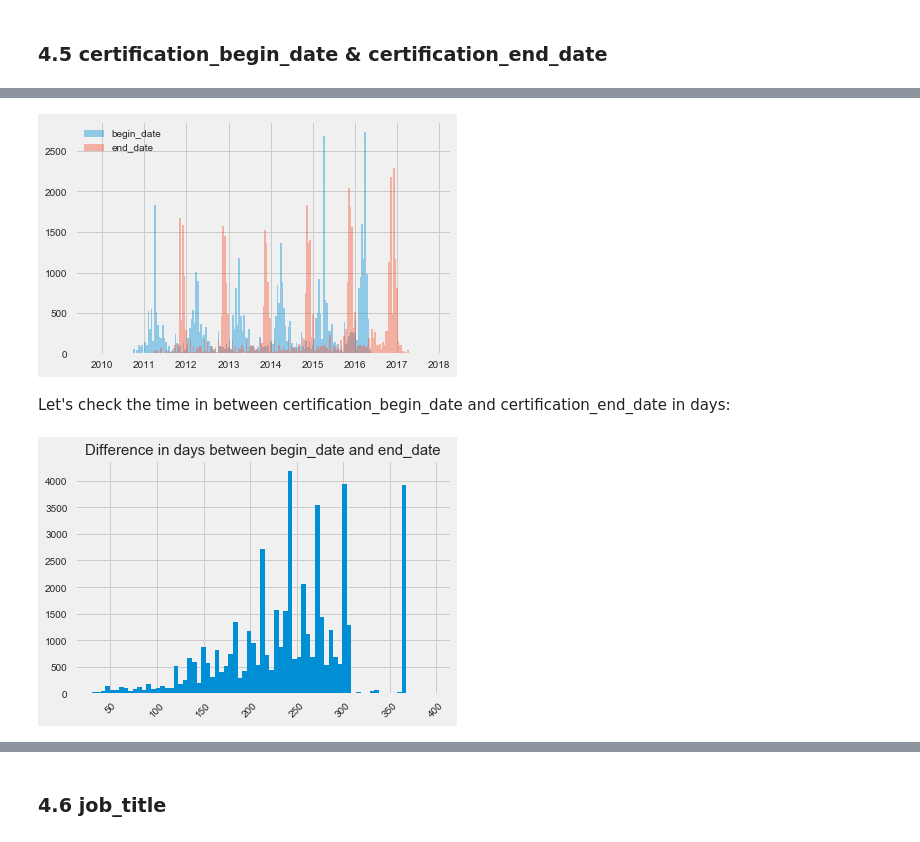
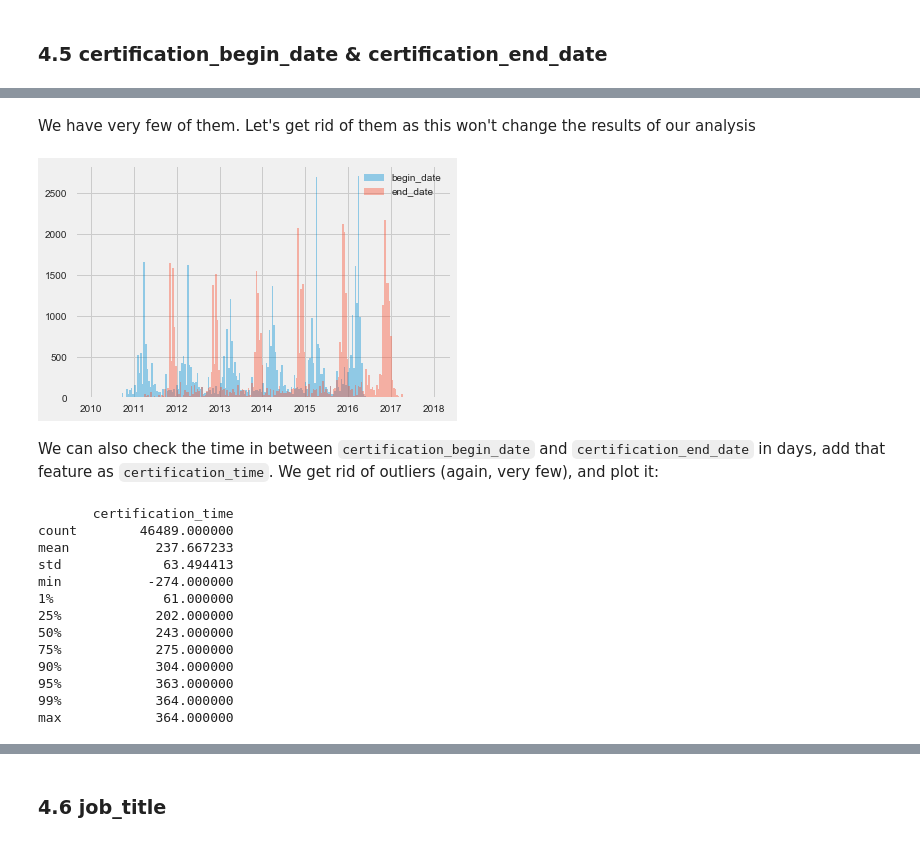
Before and after one commit to nachocarracedo/portfolio, a Jupyter notebook: H2_Visas/h2_visas_analysis.ipynb, the cells around one changed output, grey strips where cells are left out. Saved outputs shown, nothing was run; the diff lists cells and outputs as text; code cells hidden in the pictures.

Commit message:
visas

```diff
--- a/H2_Visas/h2_visas_analysis.ipynb
+++ b/H2_Visas/h2_visas_analysis.ipynb
@@ -537,21 +567,43 @@ h2visas_df.dropna(subset=['certification_begin_date','certification_end_date'],
+# %% [markdown]
+We have very few of them. Let's get rid of them as this won't change the results of our analysis
 # %%
+h2visas_df['certification_begin_date_year'] = h2visas_df.certification_begin_date.dt.year
+h2visas_df['certification_end_date_year'] = h2visas_df.certification_end_date.dt.year
+h2visas_df = h2visas_df[(h2visas_df.certification_begin_date_year > 2009) &
+                        (h2visas_df.certification_begin_date_year < 2018)]
+h2visas_df = h2visas_df[(h2visas_df.certification_end_date_year > 2009) &
+                        (h2visas_df.certification_end_date_year < 2018)]
+
 h2visas_df["certification_begin_date"].hist(bins=200,alpha=0.4,label='begin_date')
 h2visas_df["certification_end_date"].hist(bins=200,alpha=0.4,label='end_date')
 plt.legend()
 plt.show()
 # %% [output]
-[figure, old version]
+[figure, new version]
 # %% [markdown]
-Let's check the time in between certification_begin_date and certification_end_date in days:
+We can also check the time in between `certification_begin_date` and `certification_end_date` in days, add that feature as `certification_time`. We get rid of outliers (again, very few), and plot it:
 # %%
 date_aux = h2visas_df.loc[(h2visas_df['certification_begin_date'].notnull()) &
-                          (h2visas_df['certification_end_date'].notnull()),['certification_begin_date','certification_end_date']]
-diff = ((date_aux.certification_end_date - date_aux.certification_begin_date) /
-        np.timedelta64(1, 'D')).astype(int)
+                          (h2visas_df['certification_end_date'].notnull()),
+                          ['certification_begin_date','certification_end_date']]
 
-diff.hist(bins=75)
-plt.title("Difference in days between begin_date and end_date", size=15)
-plt.xticks(rotation=45)
-plt.show()
+h2visas_df['certification_time']= ((date_aux.certification_end_date - date_aux.certification_begin_date) /
+                                    np.timedelta64(1, 'D')).astype(int)
+
+print(h2visas_df[['certification_time']].describe(percentiles=[0.01,0.25,0.75,0.9,0.95,0.99]))
+h2visas_df = h2visas_df[(h2visas_df['certification_time'] > 0) &
+                       (h2visas_df['certification_time'] < 365)]
 # %% [output]
-[figure, removed]
+       certification_time
+count        46489.000000
+mean           237.667233
+std             63.494413
+min           -274.000000
+1%              61.000000
+25%            202.000000
+50%            243.000000
+75%            275.000000
+90%            304.000000
+95%            363.000000
+99%            364.000000
+max            364.000000
```
Also changed, not shown: parts of 37 cells of this notebook, 2 other files.
